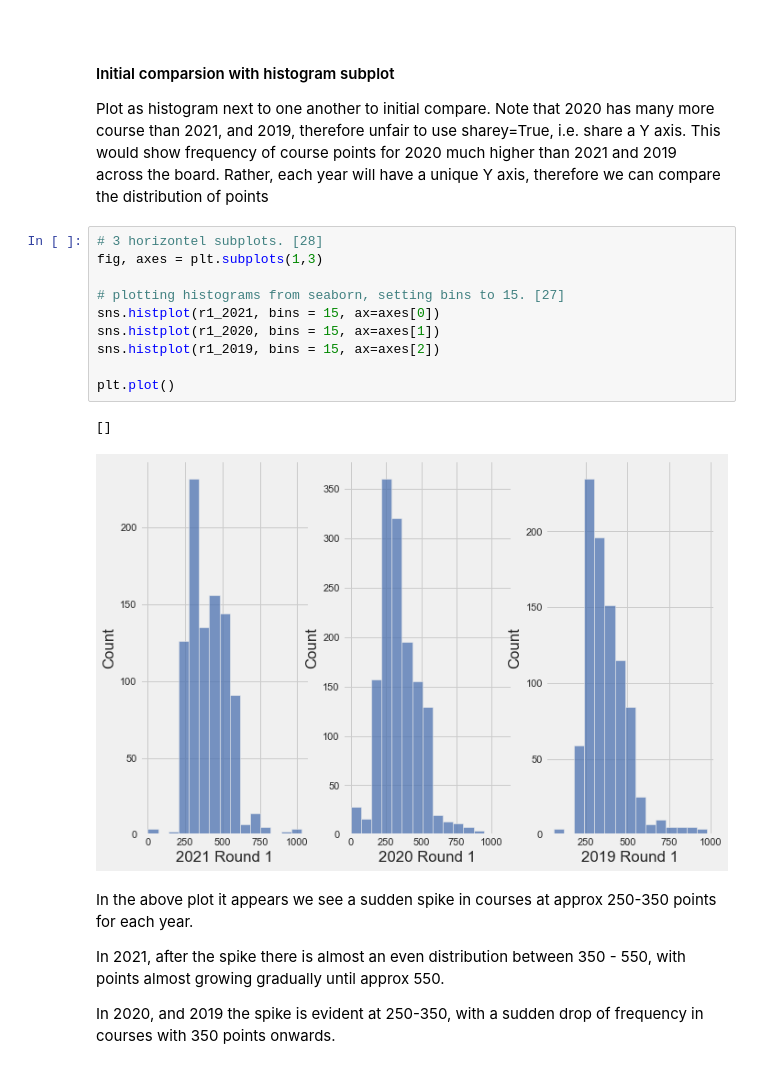
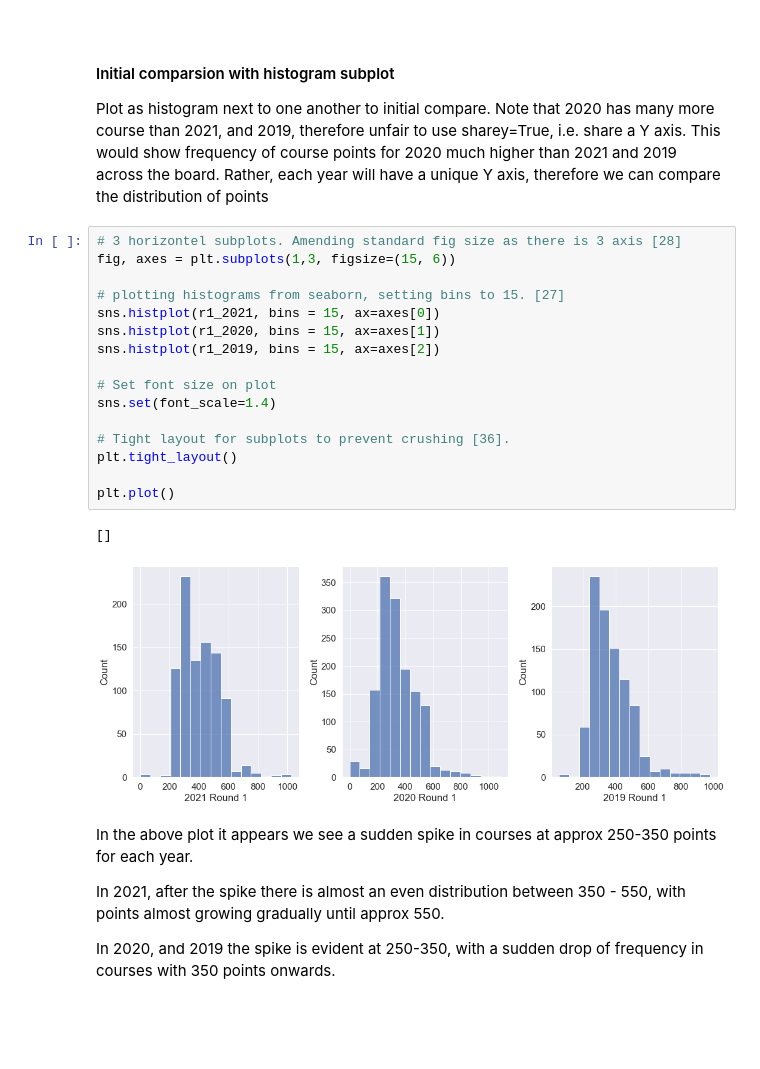
Before and after one commit to RYANCOX00/Fundamentals_of_DA, a Jupyter notebook: cao.ipynb, the cells around one changed output. Saved outputs shown, nothing was run; the diff lists cells and outputs as text; blank space fills up the shorter version.

```diff
--- a/cao.ipynb
+++ b/cao.ipynb
@@ -507,18 +509,24 @@ r1_2019 = all_courses["2019 Round 1"].dropna().astype(int)
 
 Plot as histogram next to one another to initial compare.  Note that 2020 has many more course than 2021, and 2019, therefore unfair to use sharey=True, i.e. share a Y axis.  This would show frequency of course points for 2020 much higher than 2021 and 2019 across the board.  Rather, each year will have a unique Y axis, therefore we can compare the distribution of points
 # %%
-# 3 horizontel subplots. [28]
-fig, axes = plt.subplots(1,3)
+# 3 horizontel subplots. Amending standard fig size as there is 3 axis [28]
+fig, axes = plt.subplots(1,3, figsize=(15, 6))
 
 # plotting histograms from seaborn, setting bins to 15. [27]
 sns.histplot(r1_2021, bins = 15, ax=axes[0])
 sns.histplot(r1_2020, bins = 15, ax=axes[1])
 sns.histplot(r1_2019, bins = 15, ax=axes[2])
 
+# Set font size on plot
+sns.set(font_scale=1.4)
+
+# Tight layout for subplots to prevent crushing [36].
+plt.tight_layout()
+
 plt.plot()
 # %% [output]
 []
-[figure, old version]
+[figure, new version]
 # %% [markdown]
 In the above plot it appears we see a sudden spike in courses at approx 250-350 points for each year.
 
```
Also changed, not shown: parts of 36 cells of this notebook, 25 other files.
